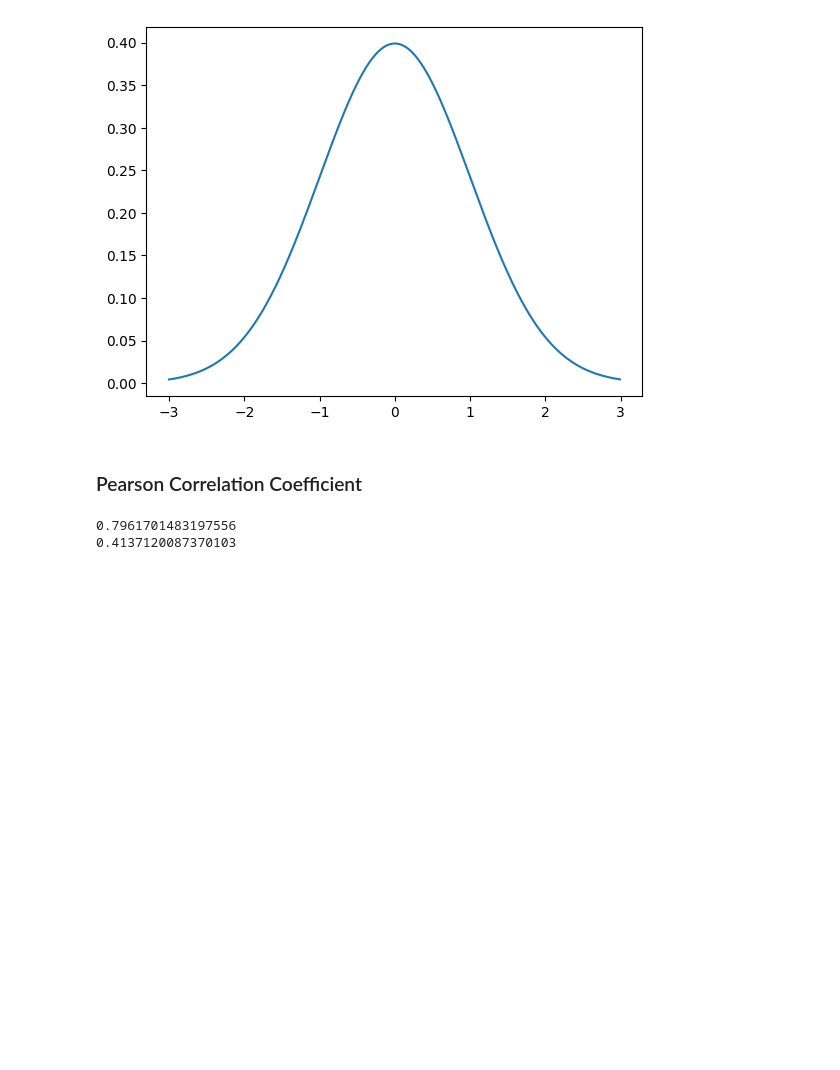
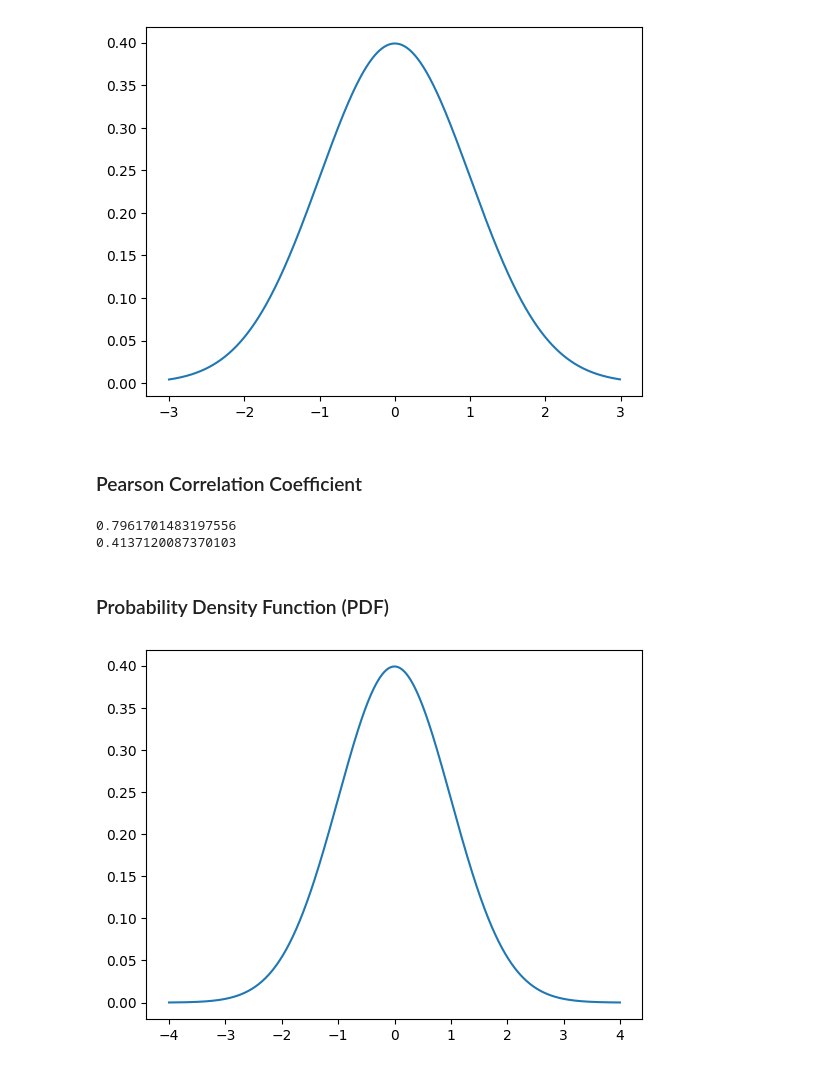
Before and after one commit to KennedyMungai/DataScience_Intro, a Jupyter notebook: intro.ipynb, the cells around one changed output. Cells and saved outputs as stored; diff of their text form; code cells hidden in the pictures; blank space fills up the shorter version.

Commit message:
Wrote some logic that plotted out a PDF curve

```diff
--- a/intro.ipynb
+++ b/intro.ipynb
@@ -617,3 +617,15 @@ print(p_value)
 # %% [output]
 0.7961701483197556
 0.4137120087370103
+# %% [markdown]
+<h3>Probability Density Function (PDF)</h3>
+# %%
+from scipy.stats import norm
+import numpy as np
+import matplotlib.pyplot as plt
+
+x = np.arange(-4, 4, 0.001)
+plt.plot(x, norm.pdf(x))
+plt.show()
+# %% [output]
+[figure, added]
```
